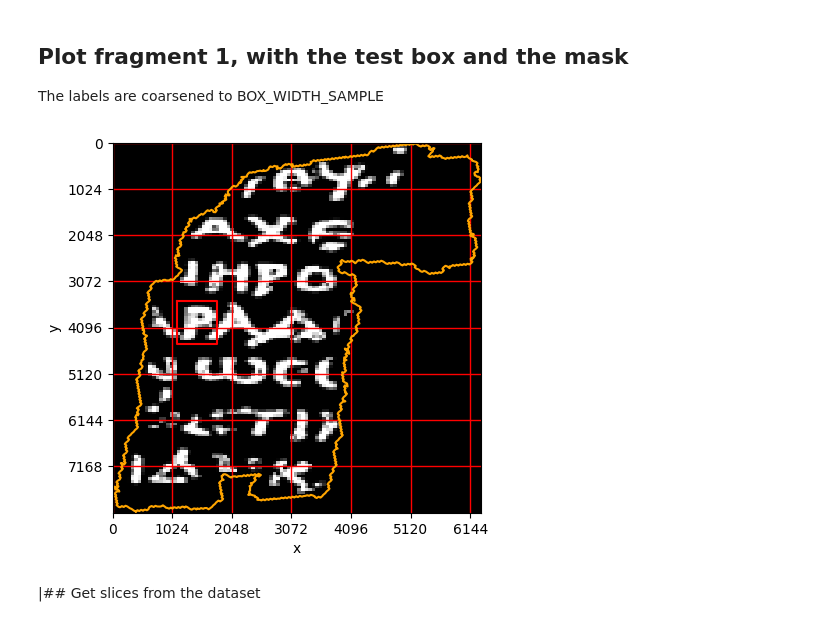
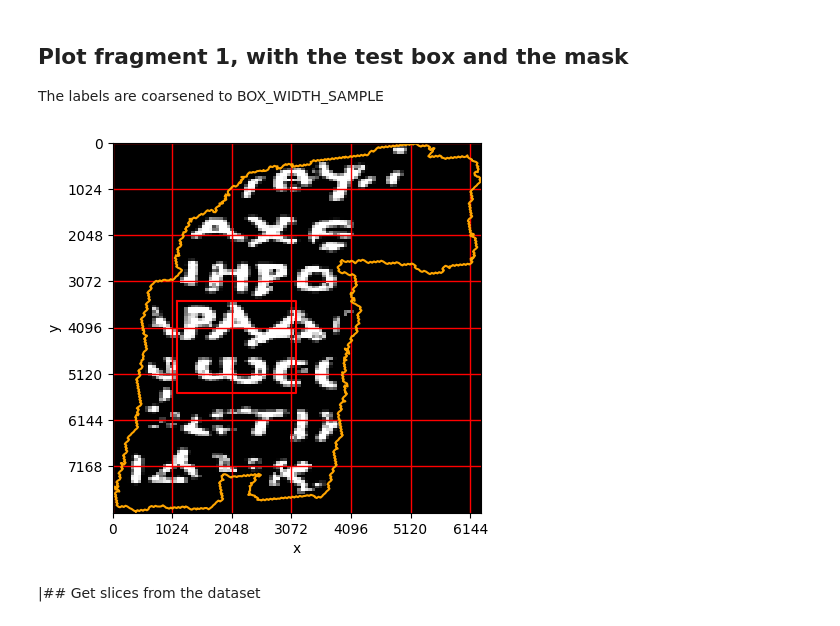
Before and after one commit to johnlavelle/vesuvius-ink-detection, a Jupyter notebook: notebooks/analysis.ipynb, the cells around one changed output. Drawn from its saved outputs; the diff is of its cells as text; code cells hidden in the pictures.

```diff
--- a/notebooks/analysis.ipynb
+++ b/notebooks/analysis.ipynb
@@ -75,37 +75,37 @@ Configuration(info='Sampling every 5th layer', model=<function cnn1_sequential a
 
 The labels are coarsened to BOX_WIDTH_SAMPLE
 # %%
-def plot_mask(dataset, big_mask_poly, test_box_poly, large=1024, sample=config.box_width_xy) -> None:
+def plot_mask(dataset, big_mask_poly, test_box_poly, large=1024, sample=config1.box_width_xy) -> None:
     fig, ax1 = plt.subplots(1, 1)
     labels = dataset['labels'].astype(int)
     labels_coarse = dataset['labels'].astype(np.float32).coarsen(x=sample, y=sample,
                                                                  boundary='pad').mean()
     height, width = labels.shape
     aspect_ratio = width / height
     labels_coarse.plot.imshow(col_wrap=5, robust=True, yincrease=False, cmap='gray', add_colorbar=False, ax=ax1)
     xticks = np.arange(0, labels.shape[1], large)
     yticks = np.arange(0, labels.shape[0], large)
     ax1.set_xticks(xticks)
     ax1.set_yticks(yticks)
     ax1.grid(True, which='both', color='red', linestyle='-', linewidth=1)
     ax1.plot(*big_mask_poly.exterior.xy, 'orange')
     ax1.plot(*test_box_poly.exterior.xy, 'red')
     ax1.set_aspect(aspect_ratio)
 
 def get_ploy_mask(ds_demo: xr.Dataset) -> Polygon:
     poly_mask_demo = vectorise_raster(ds_demo['mask'].pad(x=1, y=1, mode="constant", constant_values=False).values)
     return translate(poly_mask_demo, xoff=int(ds_demo.x[0]), yoff=int(ds_demo.y[0]))
 
 
-def get_data_and_plot_masks(fragment=config.test_box_fragment, hold_back_rect=config.test_box) -> None:
-    ds_demo = read_dataset_from_zarr(fragment, config.num_workers, config.prefix, normalize=True)
+def get_data_and_plot_masks(fragment=config1.test_box_fragment, hold_back_rect=config1.test_box) -> None:
+    ds_demo = read_dataset_from_zarr(fragment, config1.num_workers, config1.prefix, normalize=True)
     poly_mask_demo = get_ploy_mask(ds_demo)
     plot_mask(ds_demo, poly_mask_demo, coords_to_poly(hold_back_rect))
 
 
 get_data_and_plot_masks()
 # %% [output]
-[figure, old version]
+[figure, new version]
 # %% [markdown]
 |## Get slices from the dataset
 # %%
```
Also changed, not shown: parts of 1 cell of this notebook, 26 other files.
